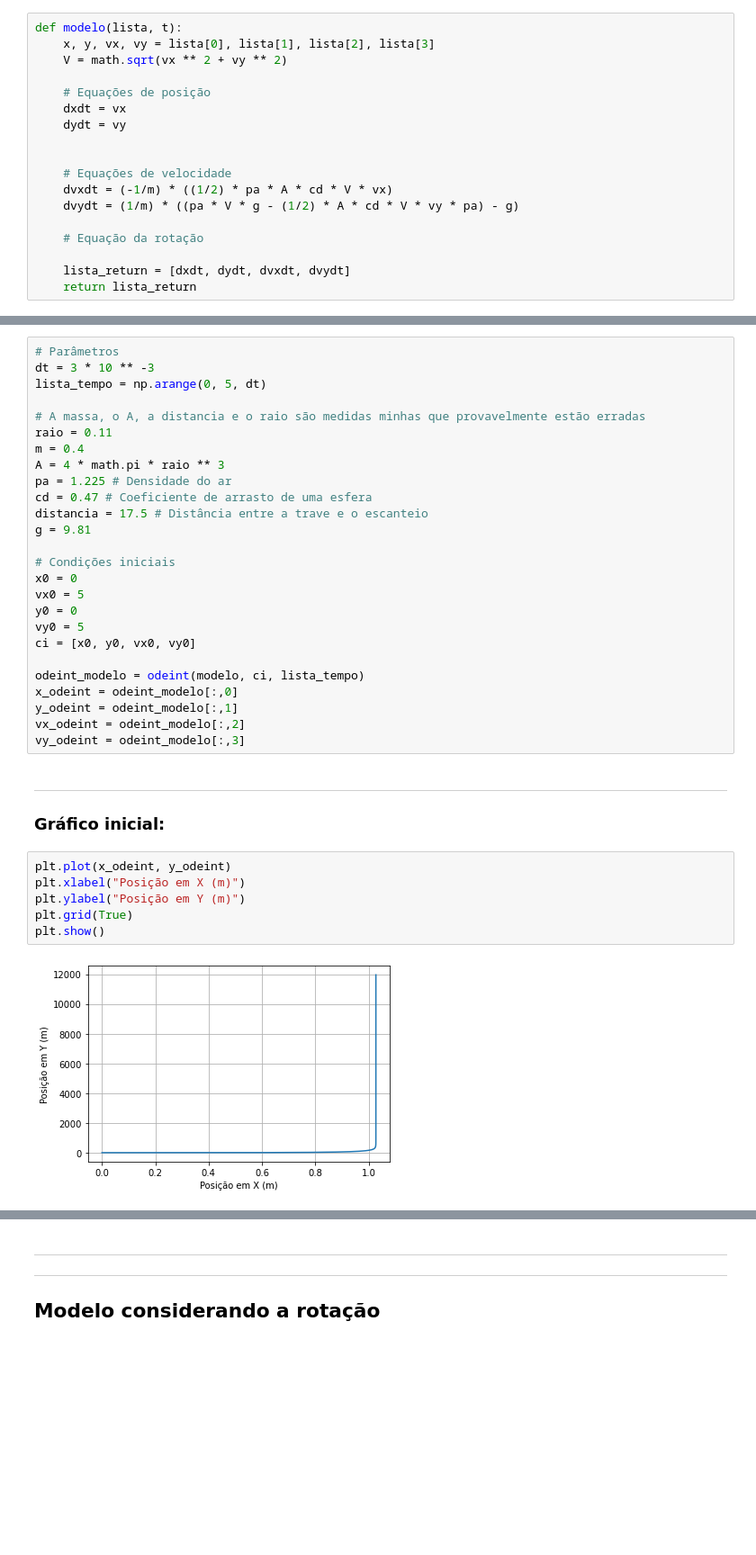
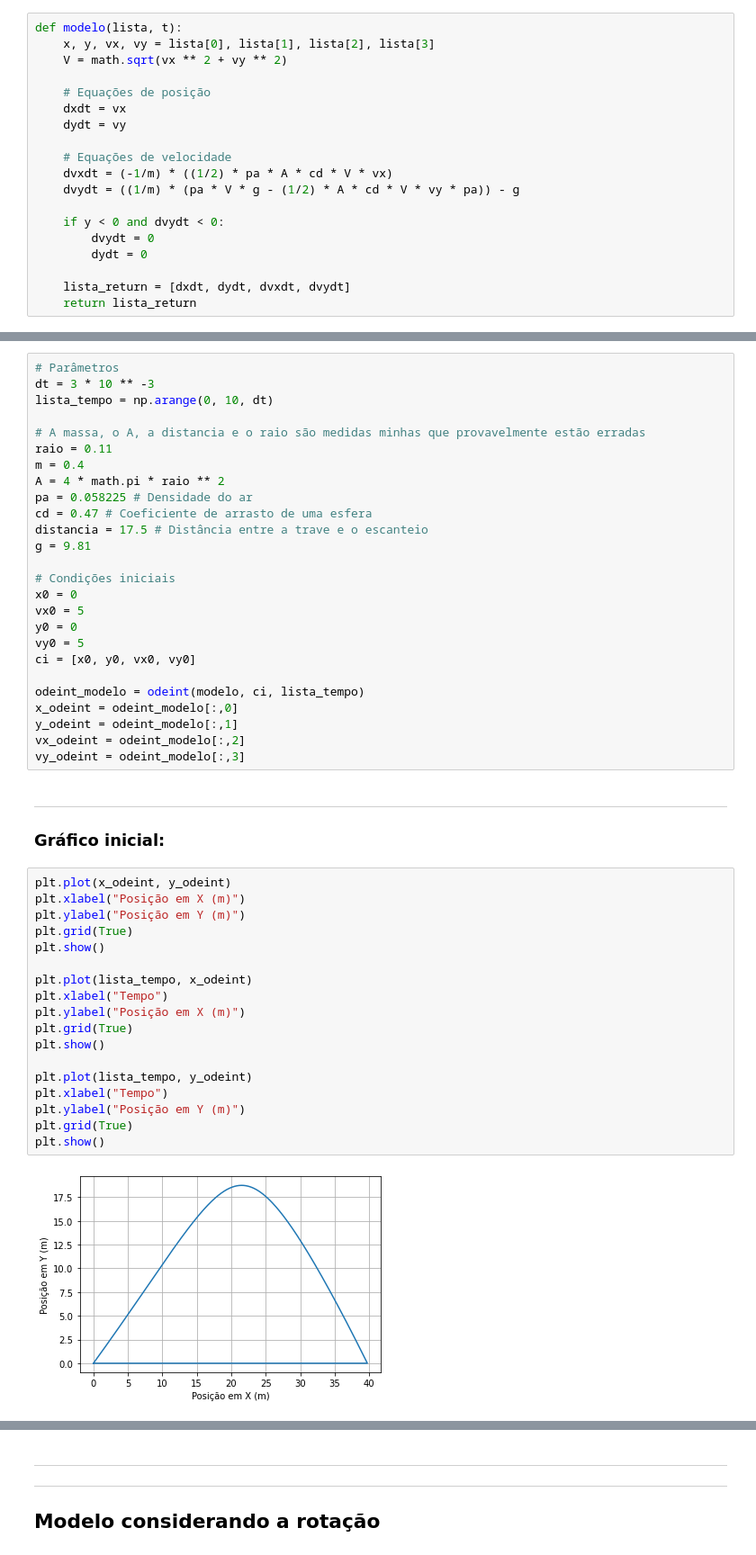
Before and after one commit to devfernandoa/Projeto-3-Modsim, a Jupyter notebook: Notebook.ipynb, the cells around one changed output, grey strips where cells are left out. Shown at 90% size. Saved outputs shown, nothing was run; the diff lists cells and outputs as text; blank space fills up the shorter version.

```diff
--- a/Notebook.ipynb
+++ b/Notebook.ipynb
@@ -33,12 +33,13 @@ def modelo(lista, t):
     dxdt = vx
     dydt = vy
 
-
     # Equações de velocidade
     dvxdt = (-1/m) * ((1/2) * pa * A * cd * V * vx)
-    dvydt = (1/m) * ((pa * V * g - (1/2) * A * cd * V * vy * pa) - g)
+    dvydt = ((1/m) * (pa * V * g - (1/2) * A * cd * V * vy * pa)) - g
 
-    # Equação da rotação
+    if y < 0 and dvydt < 0:
+        dvydt = 0
+        dydt = 0
 
     lista_return = [dxdt, dydt, dvxdt, dvydt]
     return lista_return
@@ -48,13 +49,13 @@ def modelo(lista, t):
 # %%
 # Parâmetros
 dt = 3 * 10 ** -3
-lista_tempo = np.arange(0, 5, dt)
+lista_tempo = np.arange(0, 10, dt)
 
 # A massa, o A, a distancia e o raio são medidas minhas que provavelmente estão erradas
 raio = 0.11
 m = 0.4
-A = 4 * math.pi * raio ** 3
-pa = 1.225 # Densidade do ar
+A = 4 * math.pi * raio ** 2
+pa = 0.058225 # Densidade do ar
 cd = 0.47 # Coeficiente de arrasto de uma esfera
 distancia = 17.5 # Distância entre a trave e o escanteio
 g = 9.81
@@ -77,8 +78,20 @@ vy_odeint = odeint_modelo[:,3]
 # %%
 plt.plot(x_odeint, y_odeint)
 plt.xlabel("Posição em X (m)")
 plt.ylabel("Posição em Y (m)")
 plt.grid(True)
 plt.show()
+
+plt.plot(lista_tempo, x_odeint)
+plt.xlabel("Tempo")
+plt.ylabel("Posição em X (m)")
+plt.grid(True)
+plt.show()
+
+plt.plot(lista_tempo, y_odeint)
+plt.xlabel("Tempo")
+plt.ylabel("Posição em Y (m)")
+plt.grid(True)
+plt.show()
 # %% [output]
-[figure, old version]
+[figure, new version]
```
Also changed, not shown: parts of 11 cells of this notebook.
